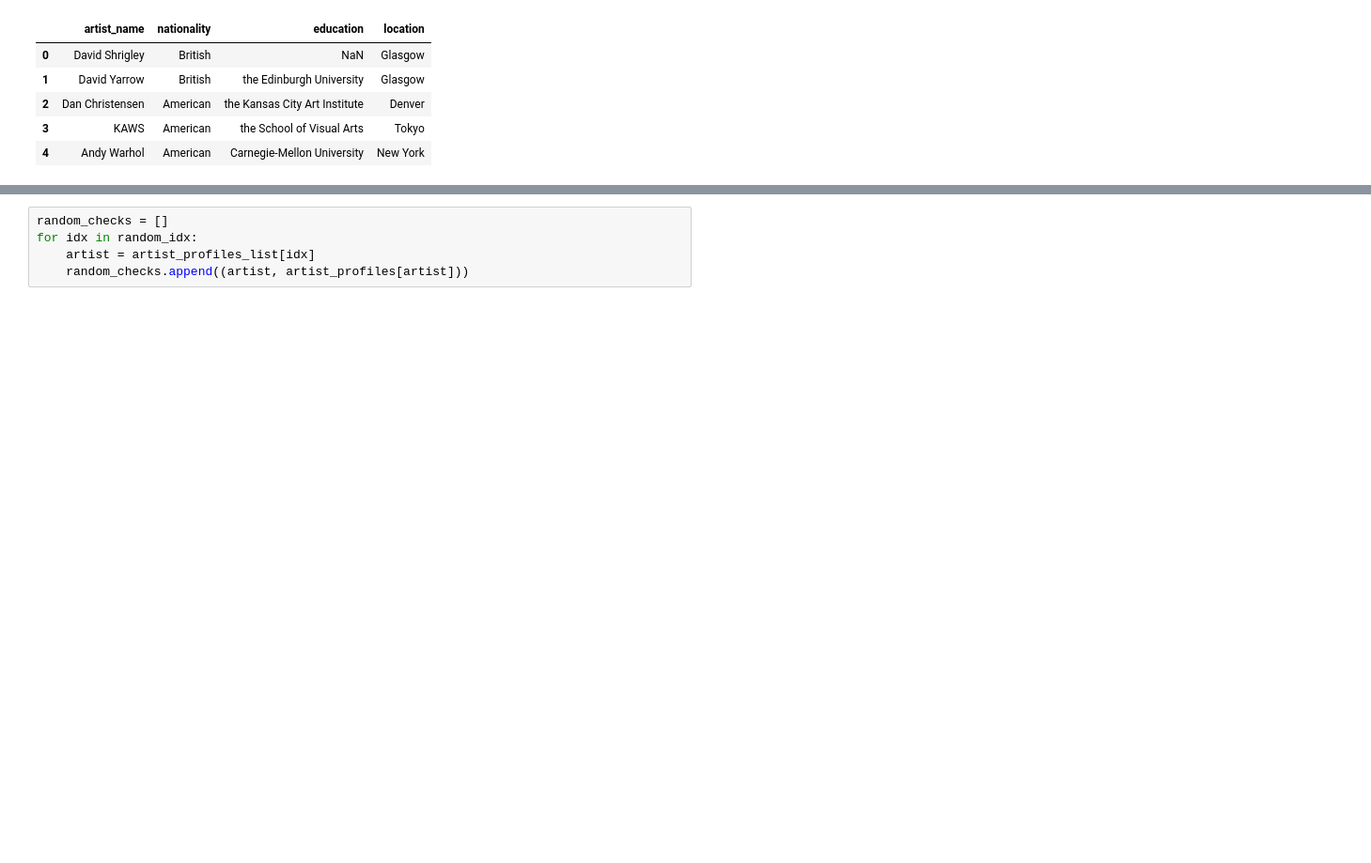
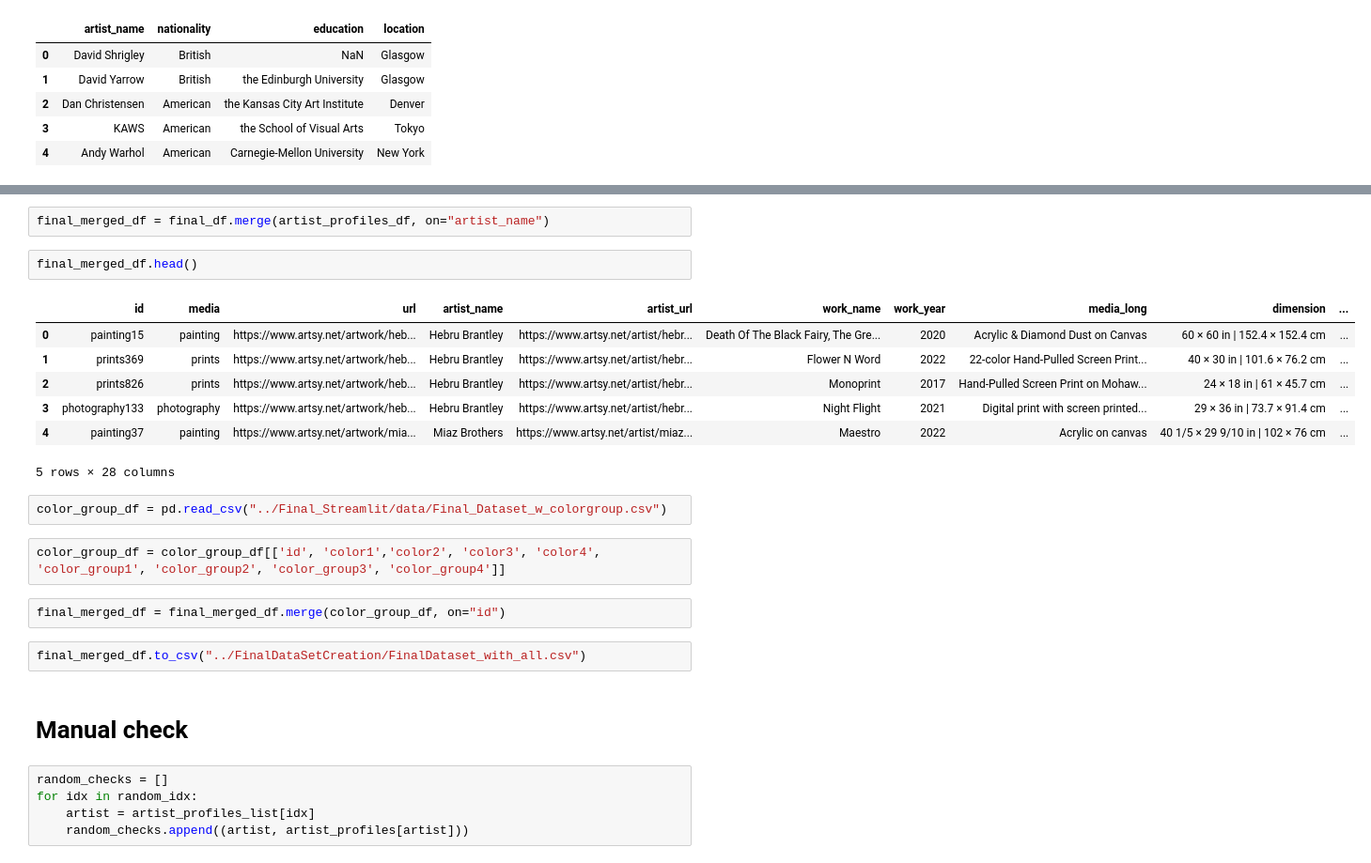
Before and after one commit to qianmiangai/dsci-558-project, a Jupyter notebook: Untitled Folder/Artist Recommendation.ipynb, the cells around one changed output, grey strips where cells are left out. Shown at 94% size. Saved outputs shown, nothing was run; the diff lists cells and outputs as text; blank space fills up the shorter version.

```diff
--- a/Untitled Folder/Artist Recommendation.ipynb
+++ b/Untitled Folder/Artist Recommendation.ipynb
@@ -134,3 +147,25 @@ artist_profiles_df.head()
+# %%
+final_merged_df = final_df.merge(artist_profiles_df, on="artist_name")
+# %%
+final_merged_df.head()
+# %% [output]
+|  | id | media | url | artist_name | artist_url | work_name | work_year | media_long | dimension | ... |
+| 0 | painting15 | painting | https://www.artsy.net/artwork/heb... | Hebru Brantley | https://www.artsy.net/artist/hebr... | Death Of The Black Fairy, The Gre... | 2020 | Acrylic & Diamond Dust on Canvas | 60 × 60 in | 152.4 × 152.4 cm | ... |
+| 1 | prints369 | prints | https://www.artsy.net/artwork/heb... | Hebru Brantley | https://www.artsy.net/artist/hebr... | Flower N Word | 2022 | 22-color Hand-Pulled Screen Print... | 40 × 30 in | 101.6 × 76.2 cm | ... |
+| 2 | prints826 | prints | https://www.artsy.net/artwork/heb... | Hebru Brantley | https://www.artsy.net/artist/hebr... | Monoprint | 2017 | Hand-Pulled Screen Print on Mohaw... | 24 × 18 in | 61 × 45.7 cm | ... |
+| 3 | photography133 | photography | https://www.artsy.net/artwork/heb... | Hebru Brantley | https://www.artsy.net/artist/hebr... | Night Flight | 2021 | Digital print with screen printed... | 29 × 36 in | 73.7 × 91.4 cm | ... |
+| 4 | painting37 | painting | https://www.artsy.net/artwork/mia... | Miaz Brothers | https://www.artsy.net/artist/miaz... | Maestro | 2022 | Acrylic on canvas | 40 1/5 × 29 9/10 in | 102 × 76 cm | ... |
+5 rows × 28 columns
+# %%
+color_group_df = pd.read_csv("../Final_Streamlit/data/Final_Dataset_w_colorgroup.csv")
+# %%
+color_group_df = color_group_df[['id', 'color1','color2', 'color3', 'color4', 'color_group1', 'color_group2', 'color_group3', 'color_group4']]
+# %%
+final_merged_df = final_merged_df.merge(color_group_df, on="id")
+# %%
+final_merged_df.to_csv("../FinalDataSetCreation/FinalDataset_with_all.csv")
+# %% [markdown]
+# Manual check
 # %%
 random_checks = []
 for idx in random_idx:
```
Also changed, not shown: parts of 3 cells of this notebook, 2 other files.
